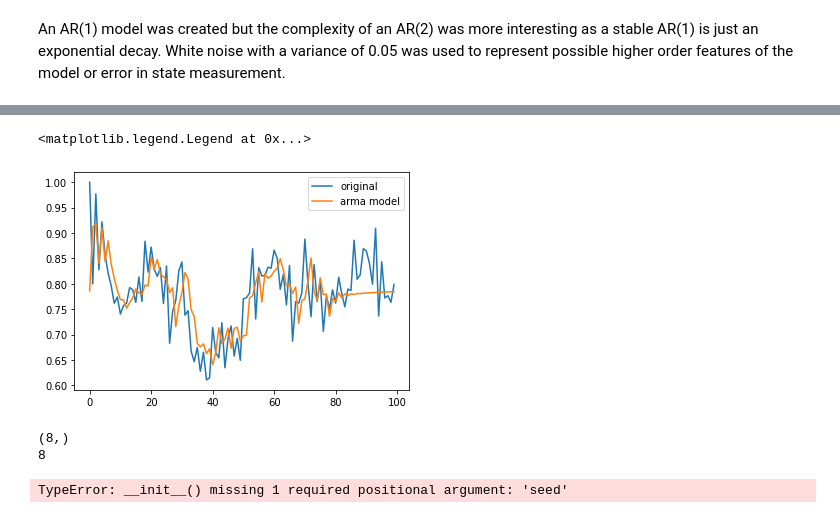
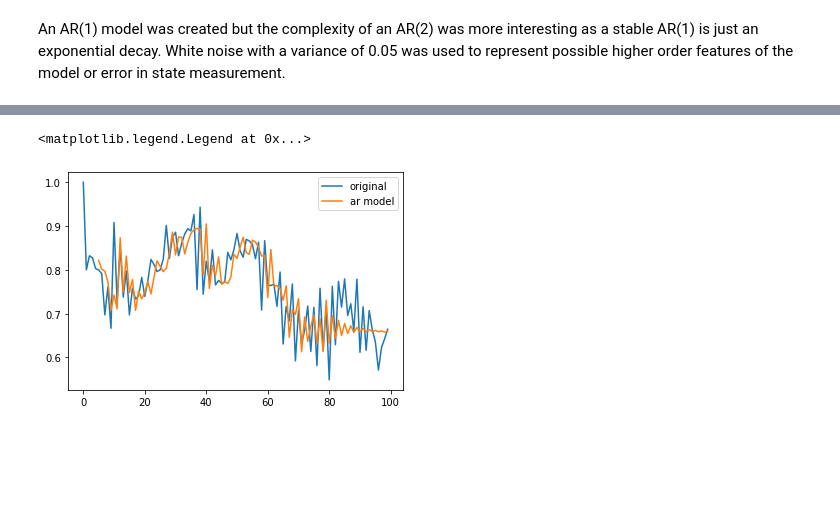
Before and after one commit to Julio-Baeta1/PythonTimeSeries, a Jupyter notebook: AR with Kalman filter Exploration.ipynb, the cells around one changed output, grey strips where cells are left out. Saved outputs shown, nothing was run; the diff lists cells and outputs as text; code cells hidden in the pictures; blank space fills up the shorter version.

```diff
--- a/AR with Kalman filter Exploration.ipynb
+++ b/AR with Kalman filter Exploration.ipynb
@@ -37,7 +37,8 @@ class simpleTimeSeries:
 
         # Initialise
         data_series = np.zeros(n);
-        rng = np.random.RandomState(seed)
+        rng = np.random.default_rng(seed)
+        #rng = np.random.RandomState(seed)
         white_noise = rng.normal(0, noise_var, n)
         k = initial_state.shape[0];
 
@@ -54,7 +55,7 @@ class simpleTimeSeries:
     def __init__(self, coeffs, const, initial_state, n, noise_var, seed):
         """ Generate time series for model
 
-            coeffs:         coeffcients of AR model (smallest delay first)
+            coeffs:         coeffcients of AR model (largest delay first) #Should reverse for standard convention
             const:          AR model constant term
             initial_state:  Given k initial states corresponding to k lags in model
             n:              Number of points to generate (includes initial_states)
@@ -100,0 +124,33 @@ plot_acf(endog, lags=50)
+# %%
+# Training/Testing data split
+nobs = len(endog)
+n_training = int(nobs * 0.8)
+train = endog.iloc[:n_training]
+test = endog.iloc[n_training:]
+n_test = len(test)+1
+
+# Create simple AR(2) model
+my_ar2 = sm.tsa.SARIMAX(train, order=(2,0, 0)).fit()
+#my_ar2 = ar2.fit()
+
+# Forecast
+forecast = my_ar2.get_forecast(n_test, alpha=0.05)  # 95% conf
+
+# Make as pandas series
+fc_series = pd.Series(forecast.predicted_mean, index=test.index)
+conf = forecast.conf_int(alpha=0.05)
+lower_series = pd.Series(conf.iloc[:,0], index=test.index)
+upper_series = pd.Series(conf.iloc[:,1], index=test.index)
+
+# Plot
+plt.figure(figsize=(12,5), dpi=100)
+plt.plot(train, label='training')
+plt.plot(test, label='actual')
+plt.plot(fc_series, label='forecast')
+plt.fill_between(lower_series.index, lower_series, upper_series, color='k', alpha=.15)
+
+plt.title('Forecast vs Actuals')
+plt.legend(loc='lower left', fontsize=8)
+plt.show()
+
+print(my_ar2.summary())
@@ -177,28 +264,13 @@ Warnings:
 # %%
 plt.plot(range(n),double_exp.time_series,label='original')
 #plt.plot(range(n),double_res.time_series,label='reconstructed')
 #double_nonoise = simpleTimeSeries(np.array([.8,.2]),0,np.array([1,0.4]),n,0)
 #plt.plot(range(n),double_nonoise.time_series,label='original no noise')
 ##plt.plot(range(2,10),res_plot,label='ar model')
-res_plot = ar2.predict(0,n-1)
-plt.plot(range(0,n),res_plot,label='arma model')
+res_plot = my_ar2.predict(5,n-1)
+plt.plot(range(5,n),res_plot,label='ar model')
 
 plt.legend()
 # %% [output]
 <matplotlib.legend.Legend at 0x...>
-[figure, old version]
+[figure, new version]
-# %%
-#res.predict(0,10)
-res_plot = res.predict(2,9)
-print(res_plot.shape)
-t = range(2,10)
-print(len(t))
-# %% [output]
-(8,)
-8
-# %%
-#double_res = simpleTimeSeries(np.array([-.0727,.5818]),0.3273,np.array([1,0.4]),n,0)
-double_res = simpleTimeSeries(np.array([.2107,.7212]),0.0589,np.array([1,0.4]),n,0)
-double_res = simpleTimeSeries(np.array([.1243,.8654]),0.0065,np.array([1,0.4]),n,0)
-# %% [output]
-TypeError: __init__() missing 1 required positional argument: 'seed'
```
Also changed, not shown: parts of 19 cells of this notebook.
